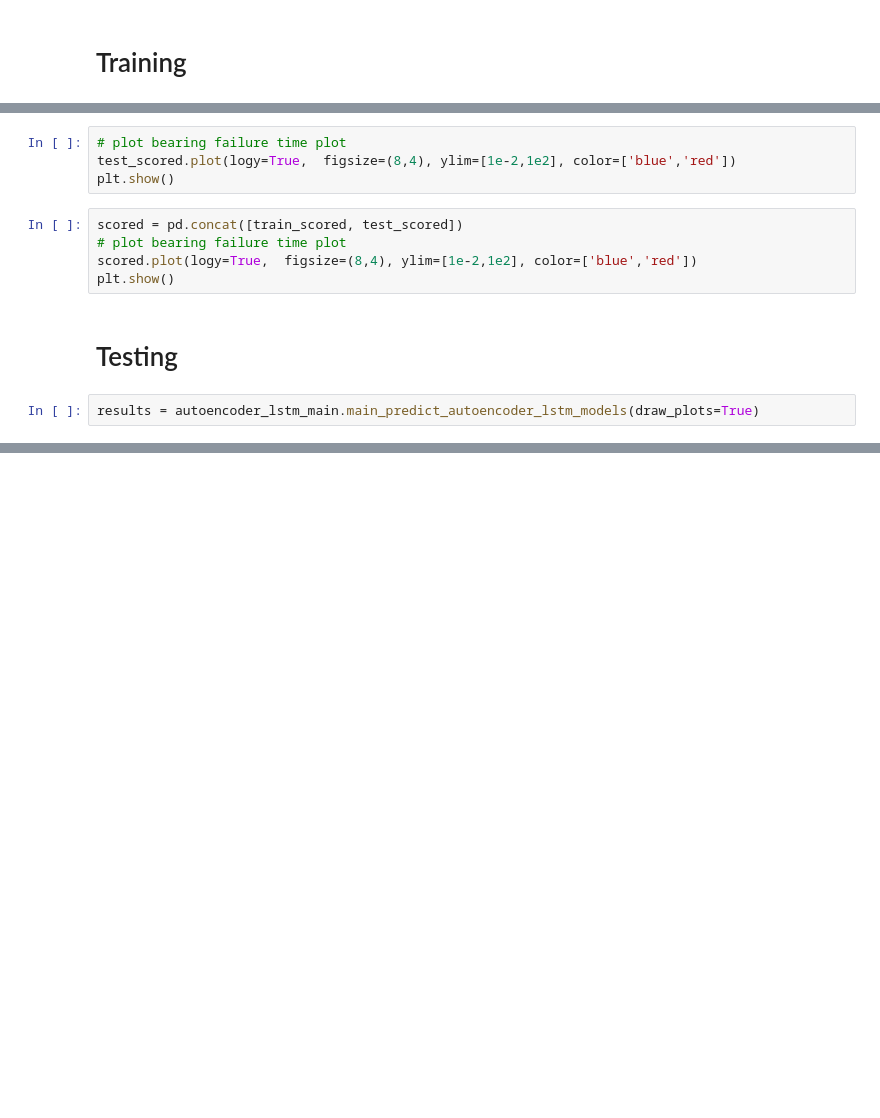
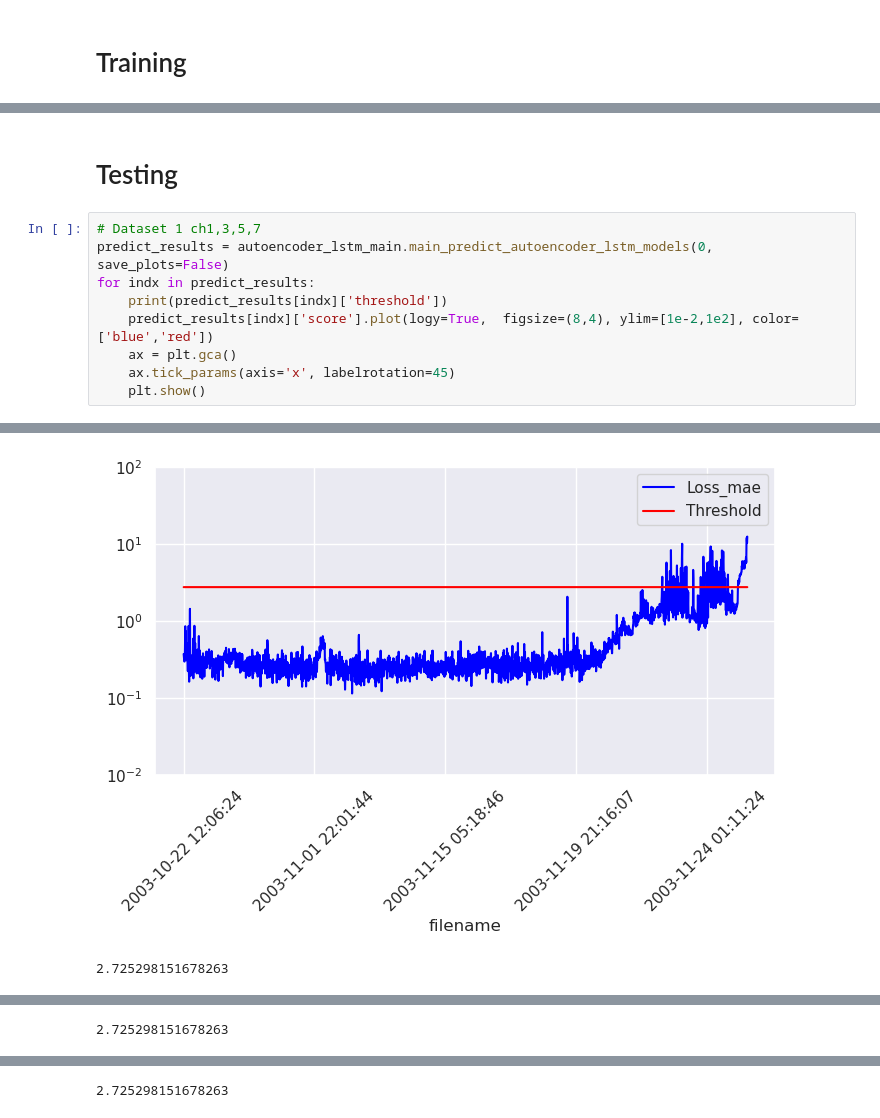
Before and after one commit to casual-coder-sm/bearing-vibration-anomaly-detection, a Jupyter notebook: models/autoencoder_lstm/autoencoder_lstm_trial_app.ipynb, the cells around one changed output, grey strips where cells are left out. Saved outputs shown, nothing was run; the diff lists cells and outputs as text; blank space fills up the shorter version.

```diff
--- a/models/autoencoder_lstm/autoencoder_lstm_trial_app.ipynb
+++ b/models/autoencoder_lstm/autoencoder_lstm_trial_app.ipynb
@@ -81,13 +150,12 @@ plt.show()
-# %%
-# plot bearing failure time plot
-test_scored.plot(logy=True,  figsize=(8,4), ylim=[1e-2,1e2], color=['blue','red'])
-plt.show()
-# %%
-scored = pd.concat([train_scored, test_scored])
-# plot bearing failure time plot
-scored.plot(logy=True,  figsize=(8,4), ylim=[1e-2,1e2], color=['blue','red'])
-plt.show()
 # %% [markdown]
  # Testing
-# %%
-results = autoencoder_lstm_main.main_predict_autoencoder_lstm_models(draw_plots=True)
+# %%
+# Dataset 1 ch1,3,5,7
+predict_results = autoencoder_lstm_main.main_predict_autoencoder_lstm_models(0, save_plots=False)
+for indx in predict_results:
+    print(predict_results[indx]['threshold'])
+    predict_results[indx]['score'].plot(logy=True,  figsize=(8,4), ylim=[1e-2,1e2], color=['blue','red'])
+    ax = plt.gca()
+    ax.tick_params(axis='x', labelrotation=45)
+    plt.show()
+# %% [output]
@@ -93,0 +170,2 @@ results = autoencoder_lstm_main.main_predict_autoencoder_lstm_models(draw_plots=
+[figure, added]
+2.725298151678263
@@ -93,0 +173 @@ results = autoencoder_lstm_main.main_predict_autoencoder_lstm_models(draw_plots=
+2.725298151678263
@@ -93,0 +175 @@ results = autoencoder_lstm_main.main_predict_autoencoder_lstm_models(draw_plots=
+2.725298151678263
```
Also changed, not shown: parts of 10 cells of this notebook, 28 other files.
